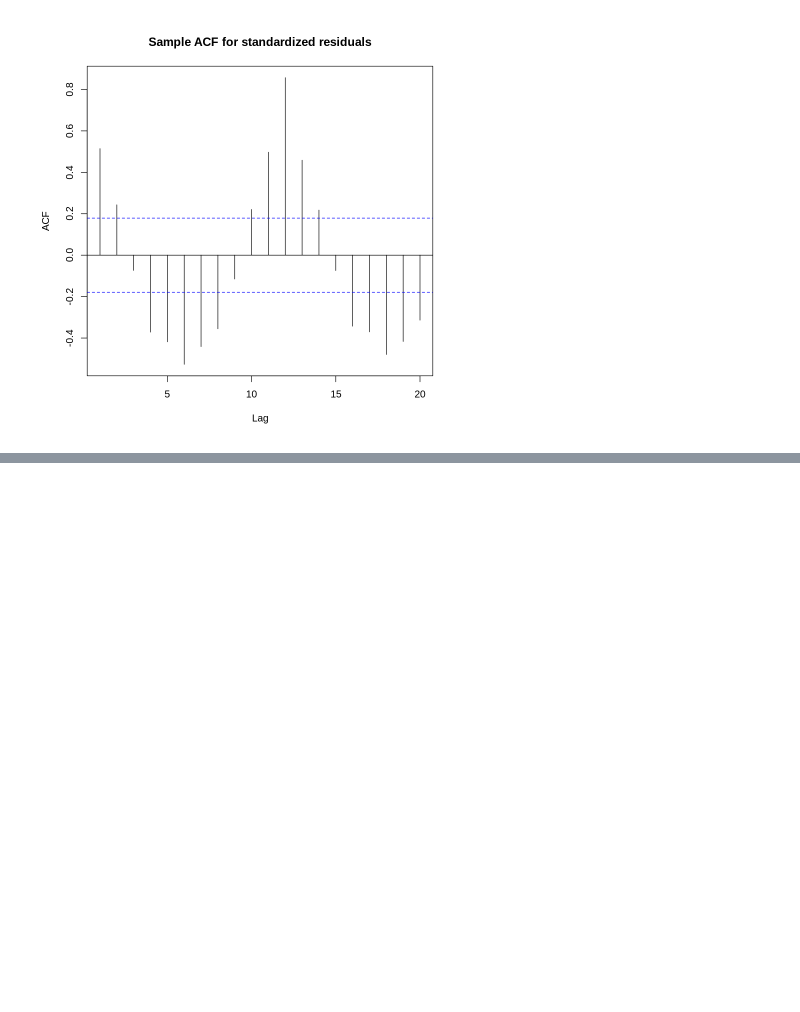
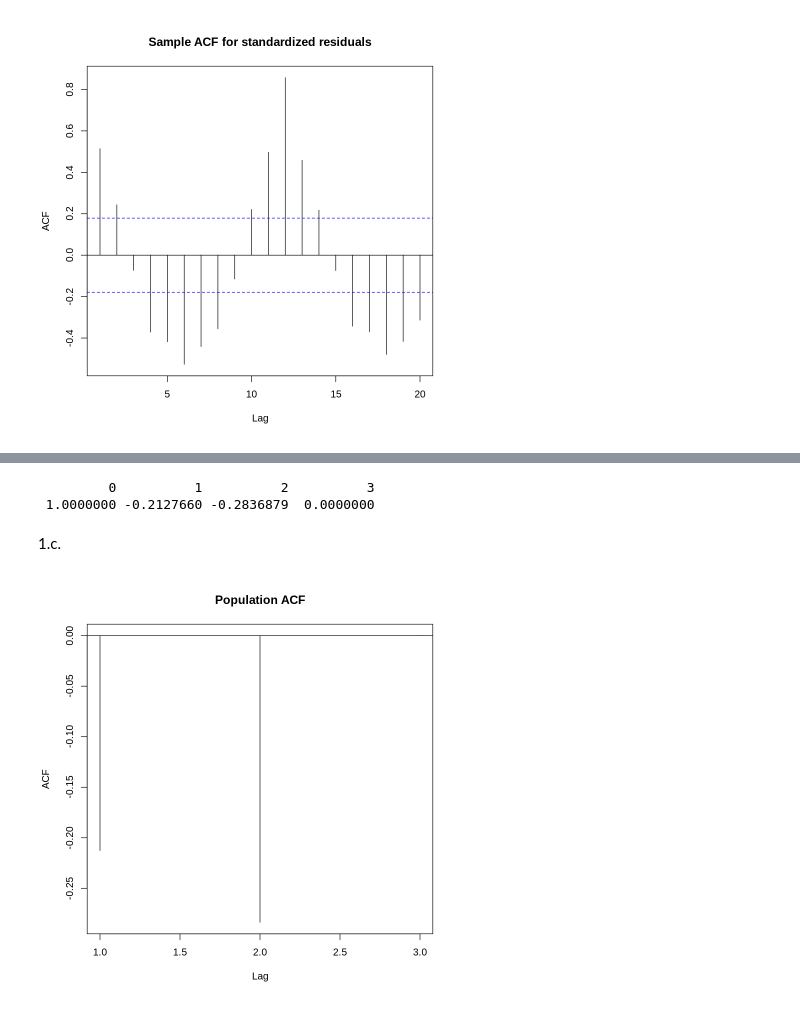
Before and after one commit to Mostafa-M-Rezaee/Time_Series_Analysis, a Jupyter notebook: 0. Time Series Analysis _ using R on Colab.ipynb, the cells around one changed output, grey strips where cells are left out. Drawn from its saved outputs; the diff is of its cells as text; code cells hidden in the pictures; blank space fills up the shorter version.

```diff
--- a/0. Time Series Analysis _ using R on Colab.ipynb
+++ b/0. Time Series Analysis _ using R on Colab.ipynb
@@ -459,0 +477,14 @@ acf(rstudent(fit),main="Sample ACF for standardized residuals")
+# %%
+ACF = ARMAacf(ma=c(-0.5,-0.4), lag.max=3)
+ACF
+# %% [output]
+         0          1          2          3
+ 1.0000000 -0.2127660 -0.2836879  0.0000000
+# %% [markdown]
+1.c.
+# %%
+ACF=ARMAacf(ma=c(-0.5,-0.4),lag.max=3)
+plot(y=ACF[-1],x=1:3,xlab='Lag',ylab='ACF',main="Population ACF", type='h')
+abline(h=0)
+# %% [output]
+[figure, added]
```
Also changed, not shown: parts of 122 cells of this notebook.
